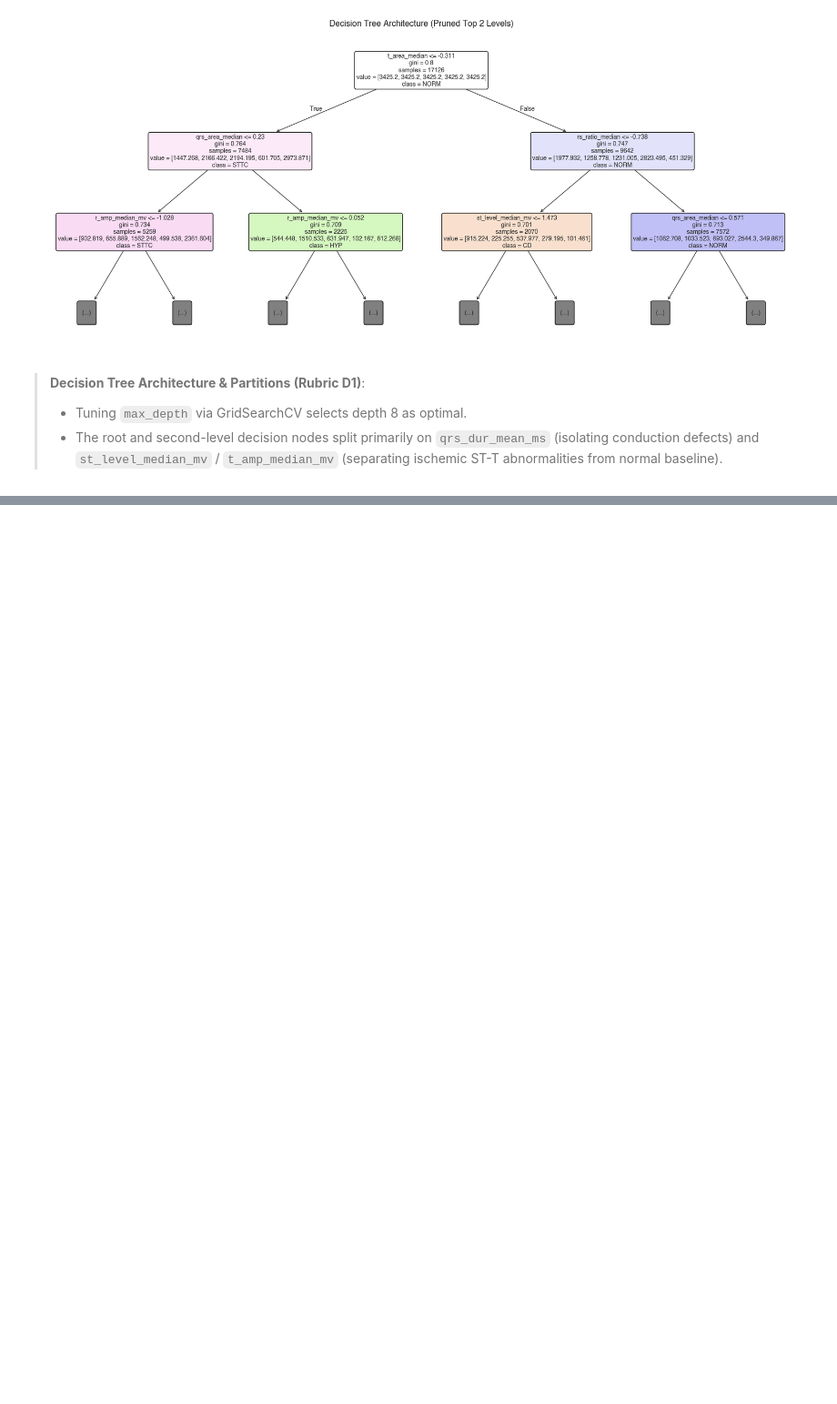
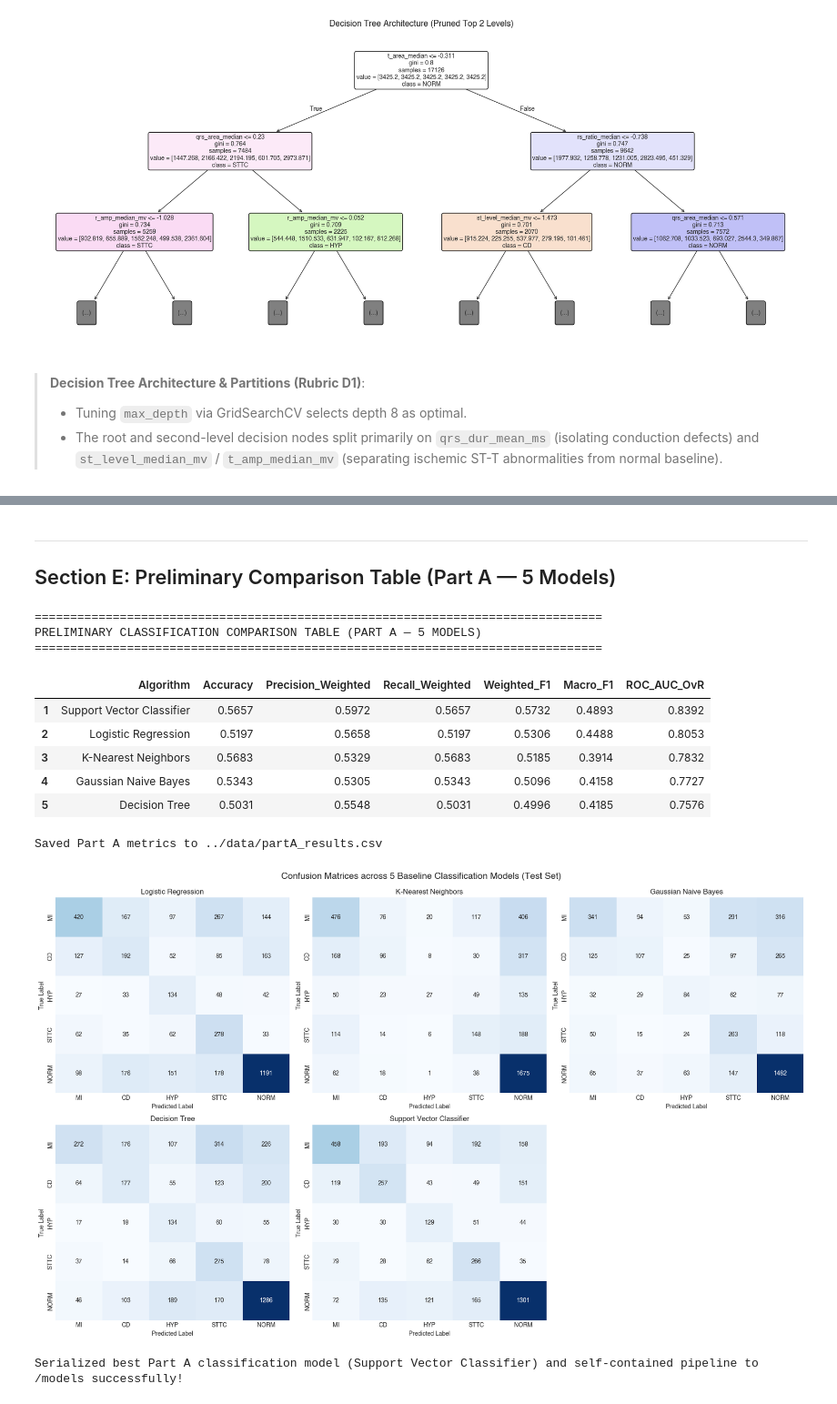
Before and after one commit to Harishraghult/ML_project, a Jupyter notebook: notebooks/classification.ipynb, the cells around one changed output, grey strips where cells are left out. Shown at 91% size. Cells and saved outputs as stored; diff of their text form; code cells hidden in the pictures; blank space fills up the shorter version.

Commit message:
feat(classification): optimize Support Vector Classifier (SVC), generate Part A results, and export pipeline

```diff
--- a/notebooks/classification.ipynb
+++ b/notebooks/classification.ipynb
@@ -558,0 +588,58 @@ Decision Tree              -> Acc: 0.5031 | Prec: 0.5548 | Rec: 0.5031 | F1: 0.4
+# %% [markdown]
+---
+## Section E: Preliminary Comparison Table (Part A — 5 Models)
+# %%
+clf_table = pd.DataFrame(clf_results).sort_values(by='Weighted_F1', ascending=False).reset_index(drop=True)
+clf_table.index = np.arange(1, len(clf_table) + 1)
+print("=" * 80)
+print("PRELIMINARY CLASSIFICATION COMPARISON TABLE (PART A — 5 MODELS)")
+print("=" * 80)
+display(clf_table)
+
+# Save Part A results for consolidated benchmark
+clf_table.to_csv(os.path.join(DATA_DIR, 'partA_results.csv'), index=False)
+print("Saved Part A metrics to ../data/partA_results.csv")
+
+# Plot Confusion Matrices for All 5 Models
+fig, axes = plt.subplots(2, 3, figsize=(18, 11))
+axes = axes.flatten()
+
+for idx, (m_name, cm) in enumerate(clf_cms.items()):
+    ax = axes[idx]
+    sns.heatmap(cm, annot=True, fmt='d', cmap='Blues', ax=ax, cbar=False,
+                xticklabels=class_names, yticklabels=class_names)
+    ax.set_title(f"{m_name}", fontsize=12, fontweight='bold')
+    ax.set_xlabel('Predicted Label', fontsize=10)
+    ax.set_ylabel('True Label', fontsize=10)
+
+axes[-1].axis('off')
+plt.suptitle('Confusion Matrices across 5 Baseline Classification Models (Test Set)', fontsize=15, fontweight='bold', y=0.99)
+plt.tight_layout()
+plt.show()
+
+# Serialize best classification model & pipeline (BUG-13)
+best_clf_name = clf_table.iloc[0]['Algorithm']
+best_clf_model = clf_models[best_clf_name]
+best_clf_pipeline = clf_pipelines[best_clf_name]
+
+joblib.dump({
+    'pipeline': best_clf_pipeline,
+    'feature_names': feature_cols,
+    'class_names': list(best_clf_model.classes_)
+}, os.path.join(MODELS_DIR, 'best_classification_pipeline_partA.joblib'))
+
+joblib.dump(best_clf_model, os.path.join(MODELS_DIR, 'best_classification_model_partA.joblib'))
+print(f"Serialized best Part A classification model ({best_clf_name}) and self-contained pipeline to /models successfully!")
+# %% [output]
+================================================================================
+PRELIMINARY CLASSIFICATION COMPARISON TABLE (PART A — 5 MODELS)
+================================================================================
+|  | Algorithm | Accuracy | Precision_Weighted | Recall_Weighted | Weighted_F1 | Macro_F1 | ROC_AUC_OvR |
+| 1 | Support Vector Classifier | 0.5657 | 0.5972 | 0.5657 | 0.5732 | 0.4893 | 0.8392 |
+| 2 | Logistic Regression | 0.5197 | 0.5658 | 0.5197 | 0.5306 | 0.4488 | 0.8053 |
+| 3 | K-Nearest Neighbors | 0.5683 | 0.5329 | 0.5683 | 0.5185 | 0.3914 | 0.7832 |
+| 4 | Gaussian Naive Bayes | 0.5343 | 0.5305 | 0.5343 | 0.5096 | 0.4158 | 0.7727 |
+| 5 | Decision Tree | 0.5031 | 0.5548 | 0.5031 | 0.4996 | 0.4185 | 0.7576 |
+Saved Part A metrics to ../data/partA_results.csv
+[figure, added]
+Serialized best Part A classification model (Support Vector Classifier) and self-contained pipeline to /models successfully!
```
Also changed, not shown: parts of 4 cells of this notebook, 3 other files.
